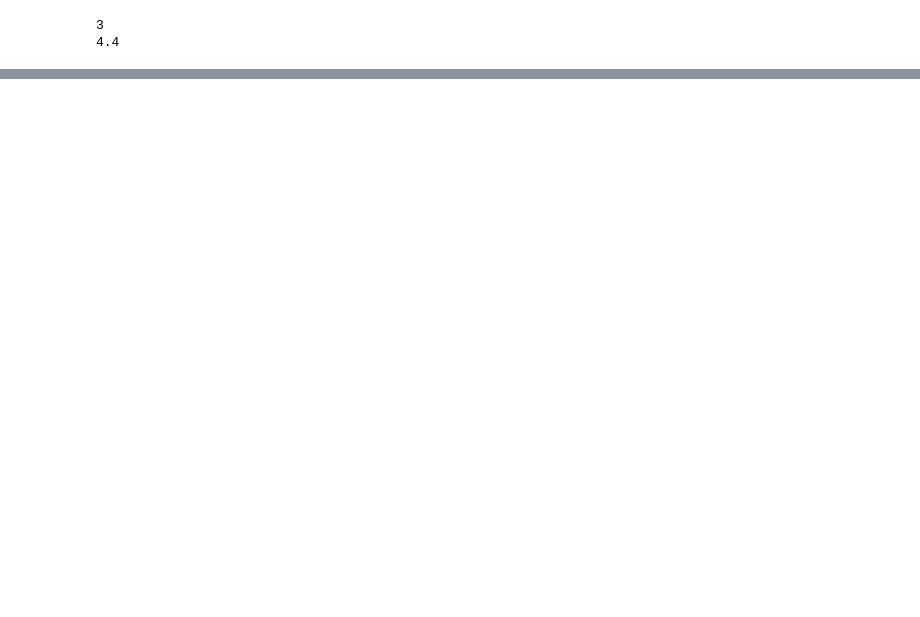
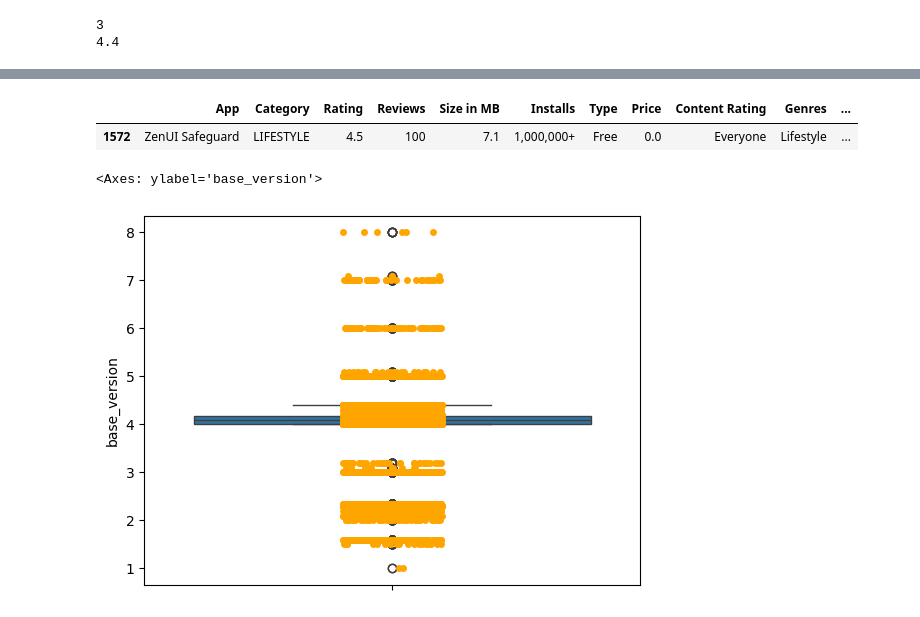
Before and after one commit to omartarek000/DEPI_code_training, a Jupyter notebook: Data_proc.ipynb, the cells around one changed output, grey strips where cells are left out. Drawn from its saved outputs; the diff is of its cells as text; code cells hidden in the pictures; blank space fills up the shorter version.

```diff
--- a/Data_proc.ipynb
+++ b/Data_proc.ipynb
@@ -365,0 +356,15 @@ play_store
+# %%
+play_store['Android Ver'].value_counts()  # checking the values in the android version column after fixing it
+
+play_store[play_store['Android Ver']== '7.0 - 7.1.1' ] # checking if the function is working in certain values
+# %% [output]
+|  | App | Category | Rating | Reviews | Size in MB | Installs | Type | Price | Content Rating | Genres | ... |
+| 1572 | ZenUI Safeguard | LIFESTYLE | 4.5 | 100 | 7.1 | 1,000,000+ | Free | 0.0 | Everyone | Lifestyle | ... |
+# %%
+# now we work on detecting the outliers in the data
+from datasist.structdata import detect_outliers
+sns.boxplot(play_store['base_version'])
+sns.stripplot(play_store['base_version'], color='orange')
+# %% [output]
+<Axes: ylabel='base_version'>
+[figure, added]
```
Also changed, not shown: parts of 3 cells of this notebook.
